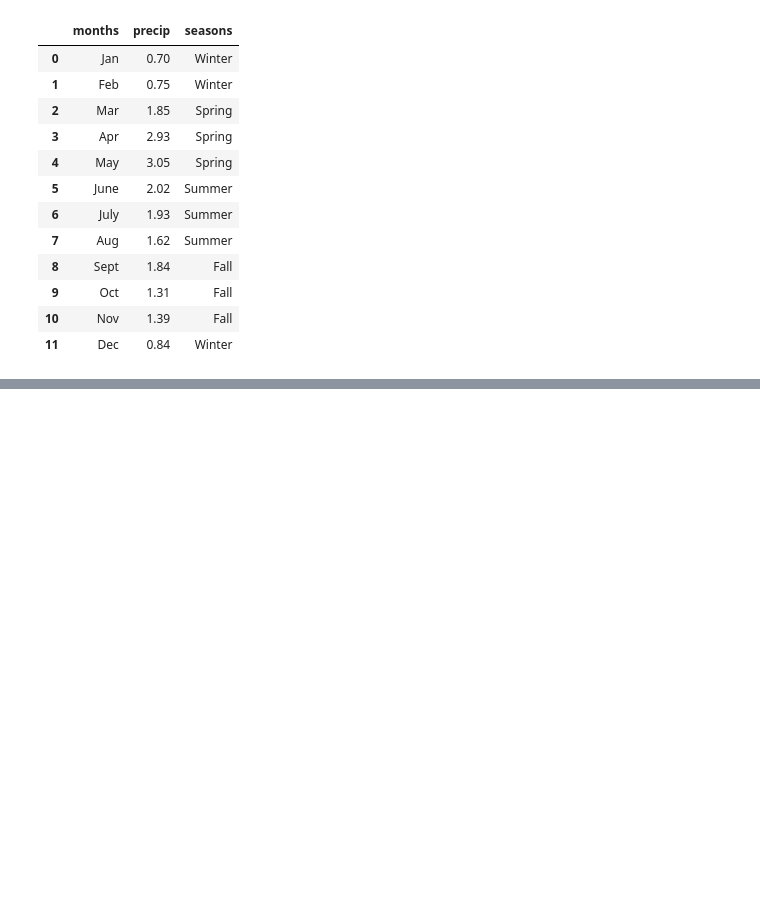
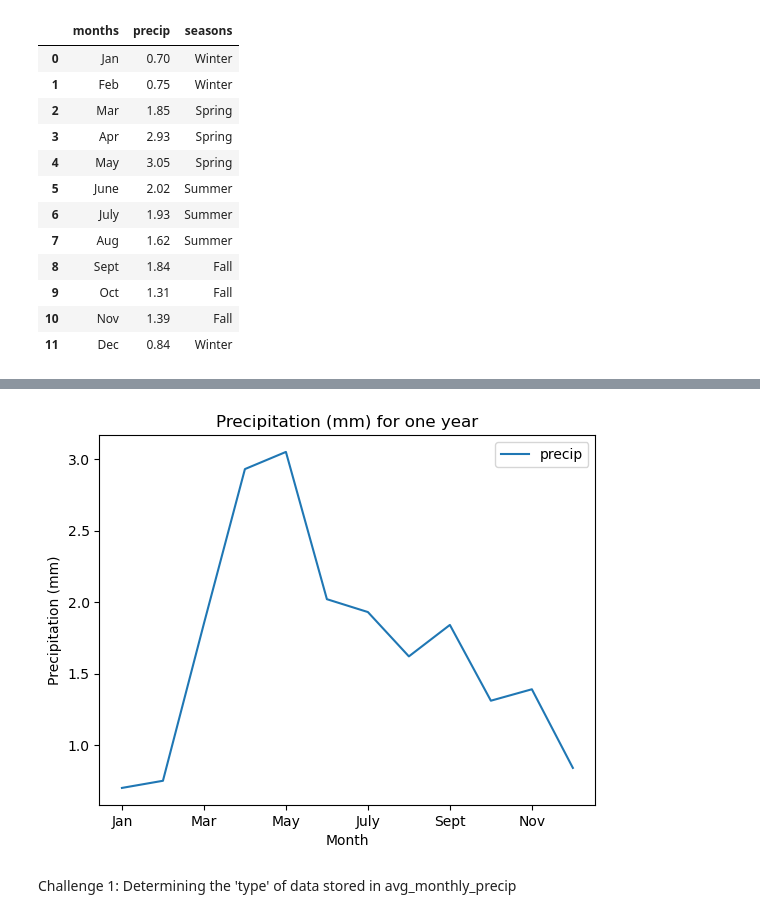
Before and after one commit to I-Sobe/UC_earth_data_science_course, a Jupyter notebook: tabular data for eds.ipynb, the cells around one changed output, grey strips where cells are left out. Cells and saved outputs as stored; diff of their text form; code cells hidden in the pictures; blank space fills up the shorter version.

Commit message:
Feat:plotting the data

```diff
--- a/tabular data for eds.ipynb
+++ b/tabular data for eds.ipynb
@@ -25,0 +39,15 @@ avg_month_precip
+# %%
+# plotting the data
+f, ax = plt.subplots()
+avg_month_precip.plot(x="months", y="precip",
+                     title="Precipitation (mm) for one year",
+                     ax=ax)
+
+ax.set(xlabel='Month',
+      ylabel='Precipitation (mm)')
+plt.show()
+# %% [output]
+[figure, added]
+# %% [markdown]
+Challenge 1:
+    Determining the 'type' of data stored in avg_monthly_precip
```
Also changed, not shown: parts of 2 cells of this notebook.
